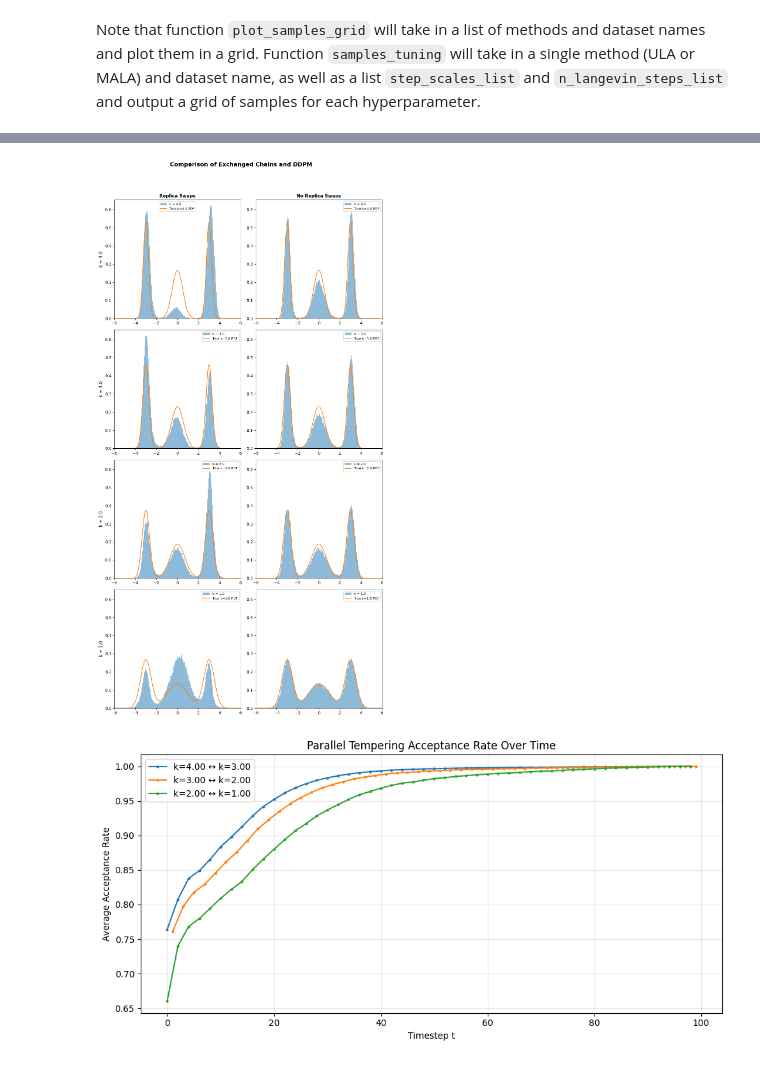
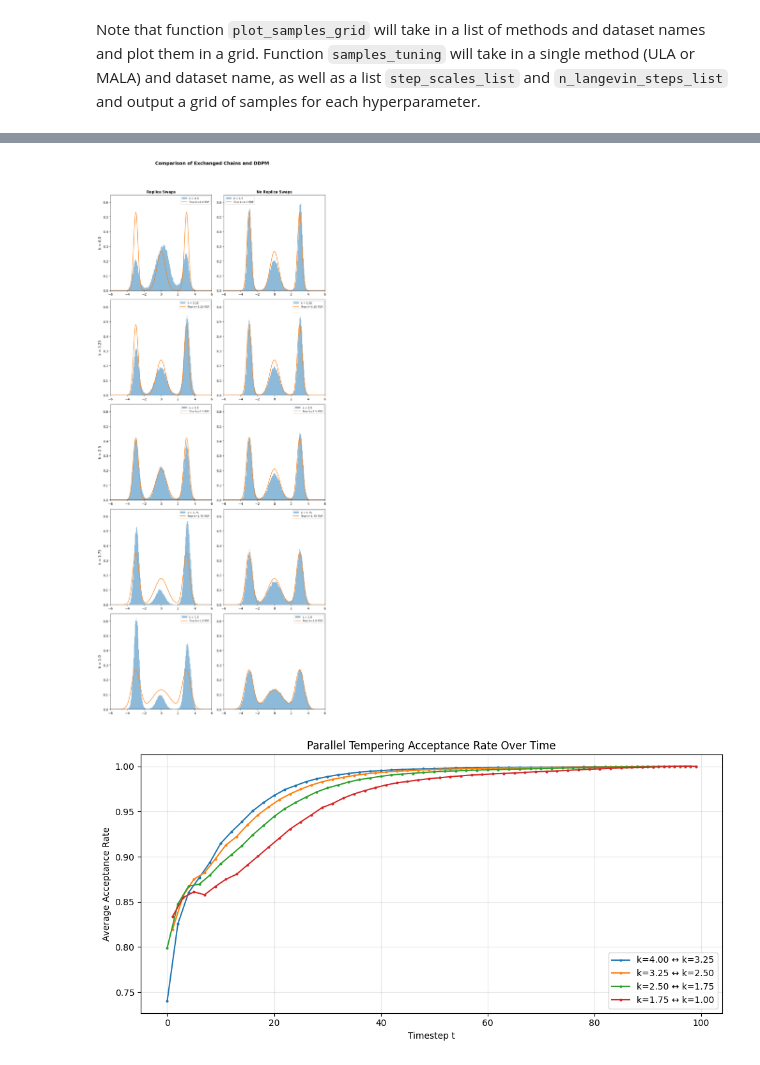
Before and after one commit to oatmeallover/parallel_tempering, a Jupyter notebook: tempered_energy.ipynb, the cells around one changed output, grey strips where cells are left out. Cells and saved outputs as stored; diff of their text form; code cells hidden in the pictures.

```diff
--- a/tempered_energy.ipynb
+++ b/tempered_energy.ipynb
@@ -18,7 +18,7 @@ k = 4.0
 sigma = 0.5
 step_scale = 1
 n_langevin_steps = 3
-n_replicas = 4
+n_replicas = 5
 
 x_ladder, a_ladder = ladder_ddpm(dataset_name, k, sigma, step_scale, n_langevin_steps, n_replicas, x_limit=6, save_dir="figures", figsize_per_panel=(5,4), filename=None)
 plot_acceptance_over_time(a_ladder)
@@ -44,2 +44,2 @@ We will be running 4 replicas within k values [4. 3. 2. 1.]
-[figure, old version]
+[figure, new version]
-[figure, old version]
+[figure, new version]
```
Also changed, not shown: parts of 1 cell of this notebook, 8 other files.
